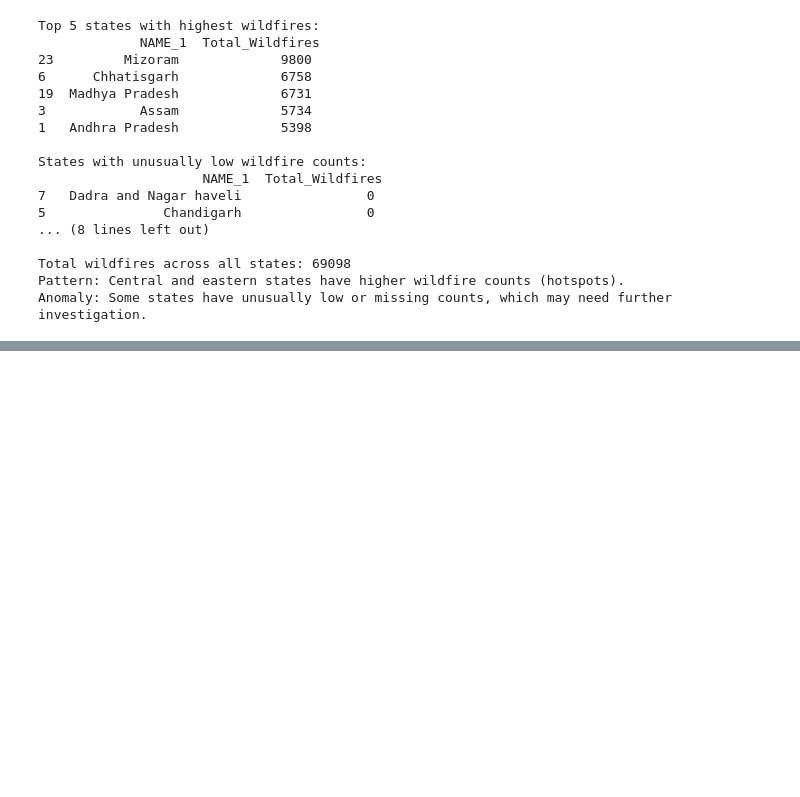
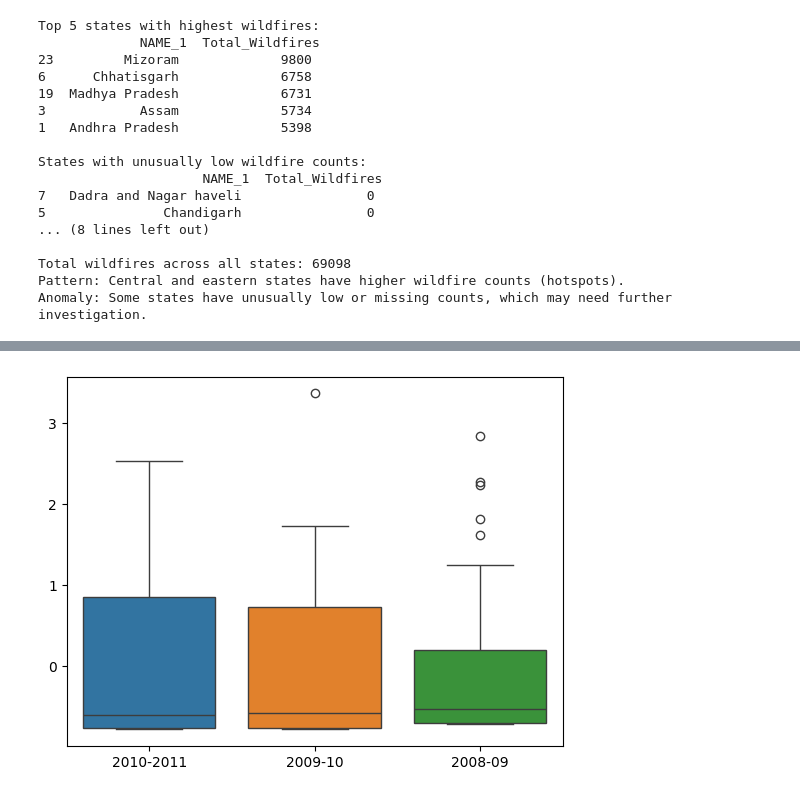
Before and after one commit to umamkhan124/wildfire_Forestfire, a Jupyter notebook: Umam_India_Widfire_Dataset_Exploration.ipynb, the cells around one changed output, grey strips where cells are left out. Cells and saved outputs as stored; diff of their text form; code cells hidden in the pictures; blank space fills up the shorter version.

```diff
--- a/Umam_India_Widfire_Dataset_Exploration.ipynb
+++ b/Umam_India_Widfire_Dataset_Exploration.ipynb
@@ -243,0 +286,5 @@ Anomaly: Some states have unusually low or missing counts, which may need furthe
+# %%
+sns.boxplot(data=df[['2010-2011','2009-10','2008-09']])
+plt.show()
+# %% [output]
+[figure, added]
```
Also changed, not shown: parts of 5 cells of this notebook.
